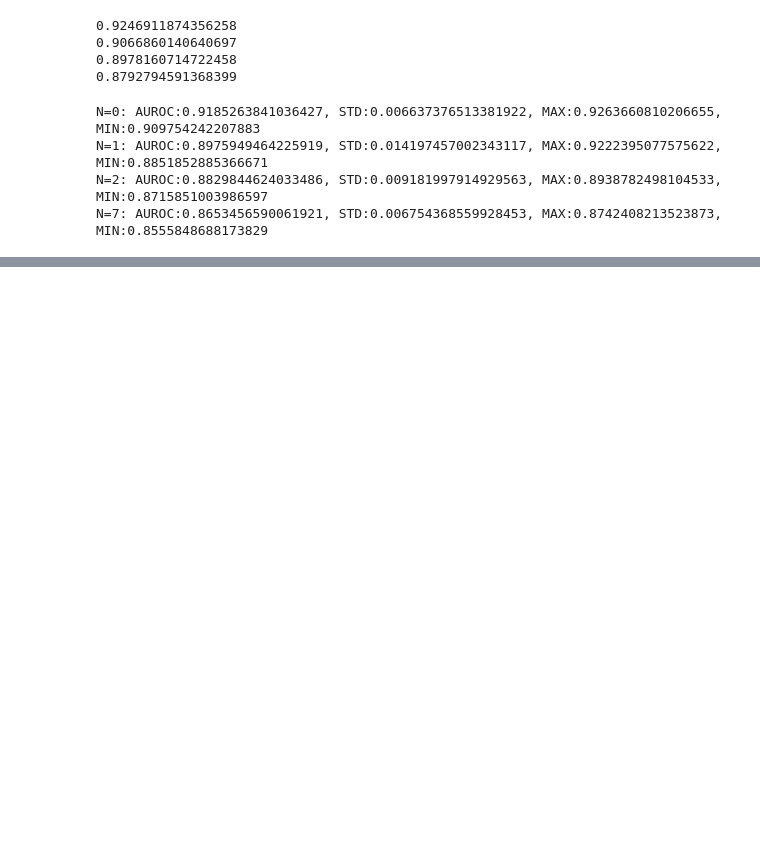
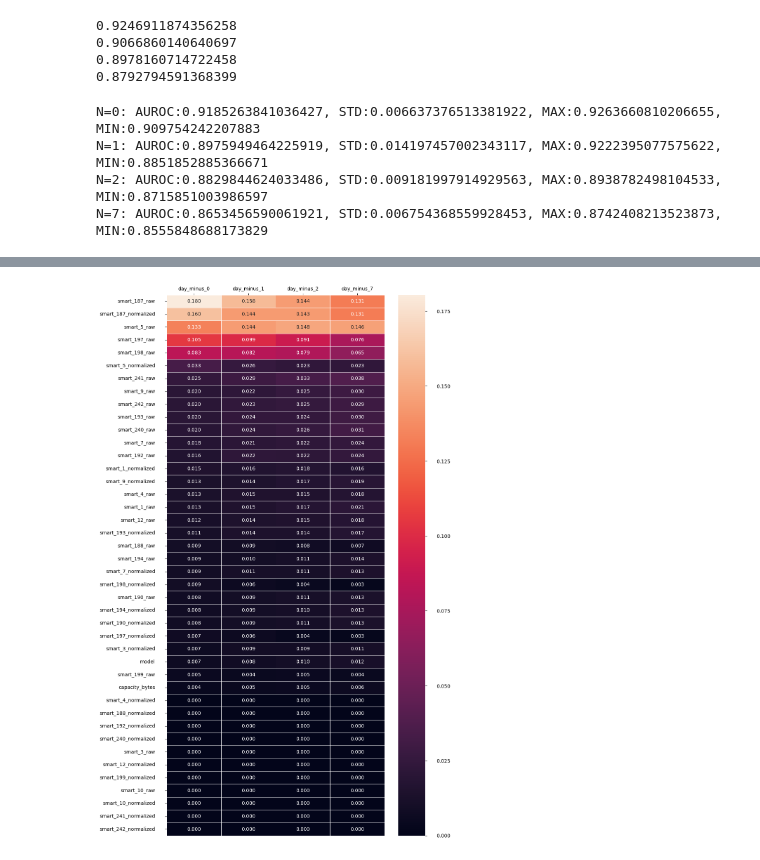
Before and after one commit to mclean-a/com748, a Jupyter notebook: src/machine_learning/random_forrest.ipynb, the cells around one changed output, grey strips where cells are left out. Cells and saved outputs as stored; diff of their text form; code cells hidden in the pictures; blank space fills up the shorter version.

```diff
--- a/src/machine_learning/random_forrest.ipynb
+++ b/src/machine_learning/random_forrest.ipynb
@@ -373,0 +379,15 @@ N=7: AUROC:0.8653456590061921, STD:0.006754368559928453, MAX:0.8742408213523873,
+# %%
+feature_importances.name = 'day_minus_0'
+feature_importances_1.name = 'day_minus_1'
+feature_importances_2.name = 'day_minus_2'
+feature_importances_7.name = 'day_minus_7'
+features = pd.concat([feature_importances, feature_importances_1, feature_importances_2, feature_importances_7], axis=1)
+
+# features = features.reset_index()
+# %%
+plt.figure(figsize=(10,20))
+features.sort_values('day_minus_0', ascending=False, inplace=True)
+heatmap_1 = sns.heatmap(data=features, annot=True, linewidth=.5, fmt=".3f")
+heatmap_1.xaxis.tick_top()
+# %% [output]
+[figure, added]
```
Also changed, not shown: parts of 3 cells of this notebook, 1 other file.
